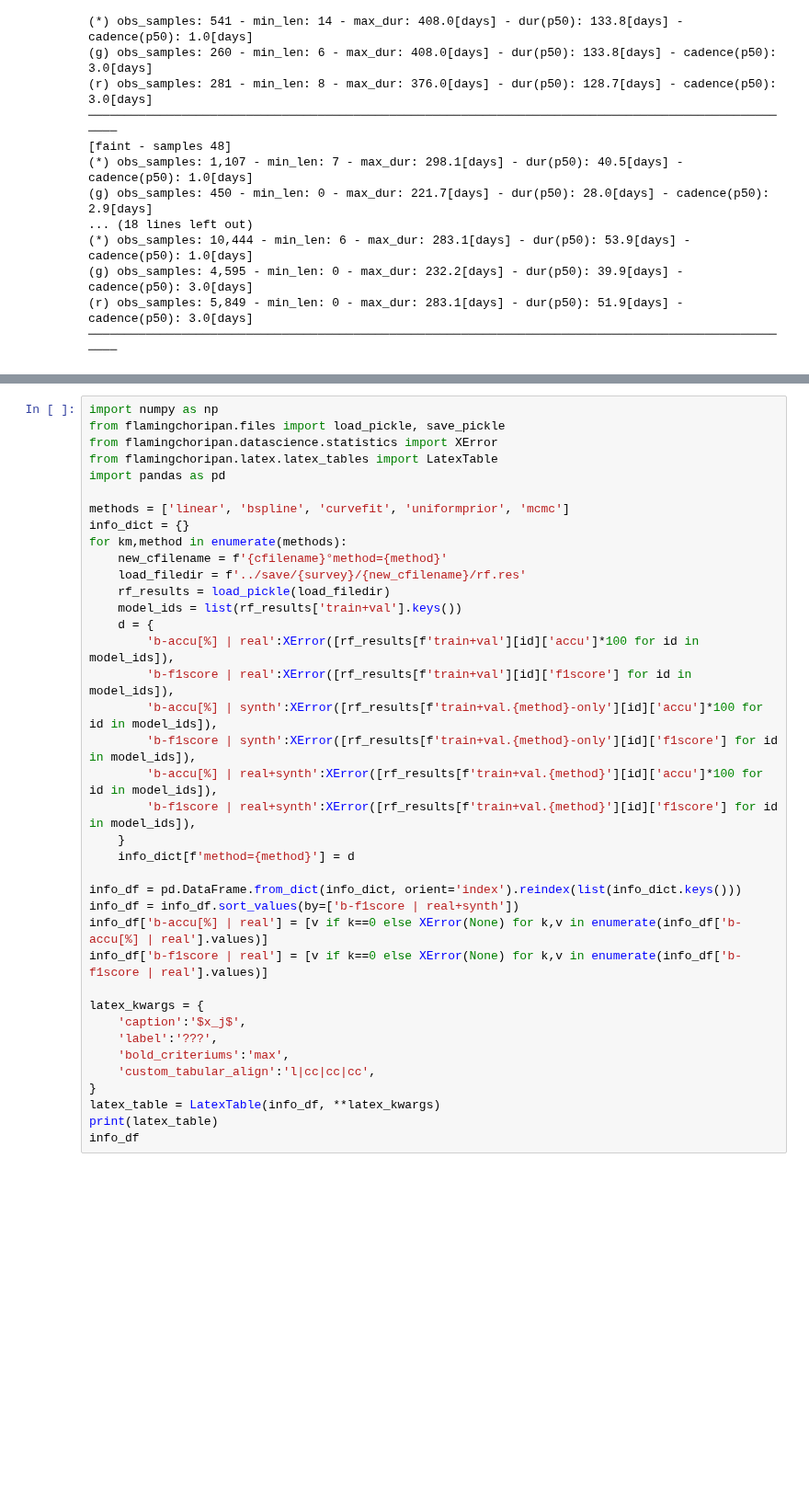
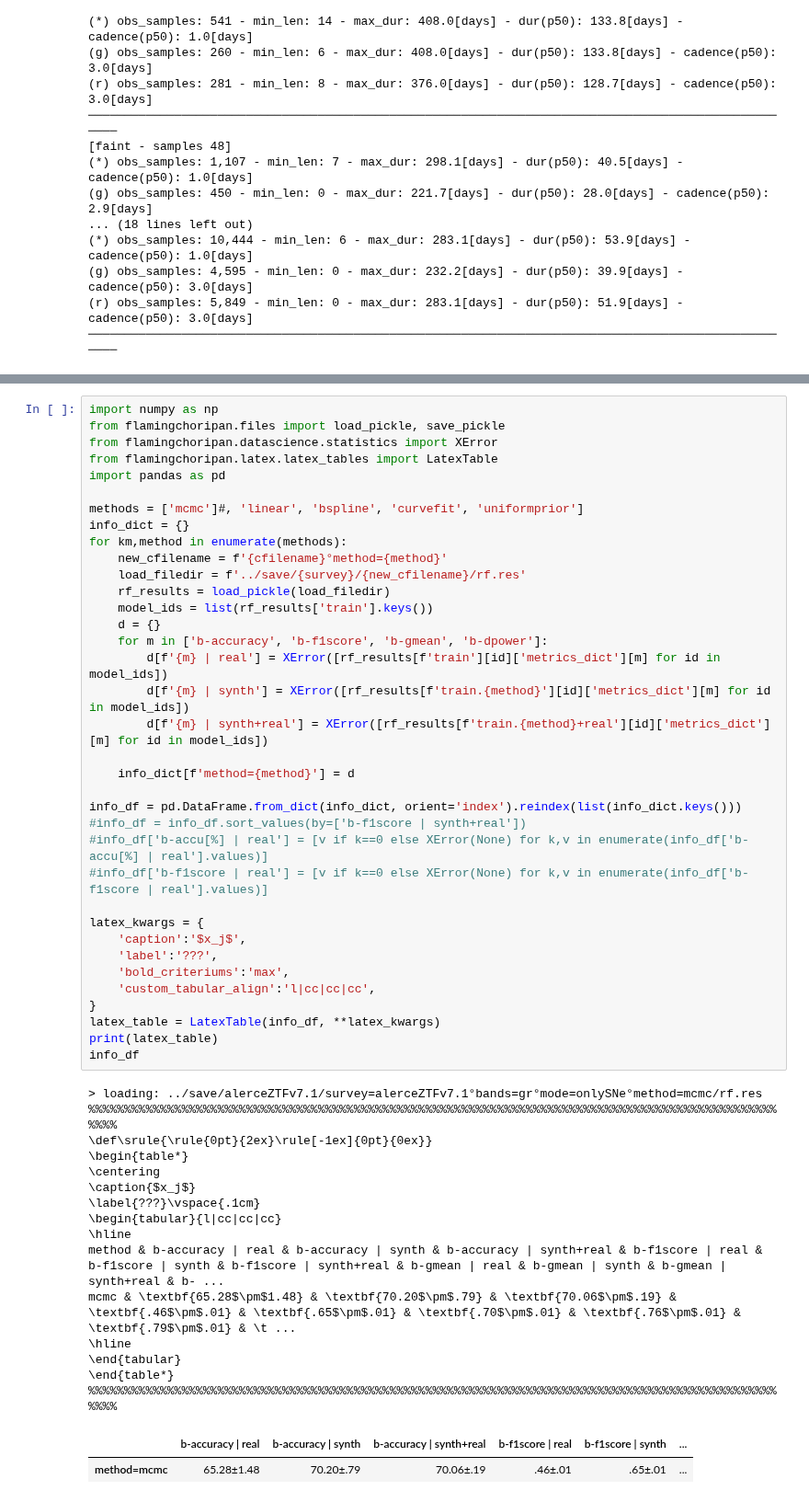
Before and after one commit to opimentel-github/astro-lightcurves-fats, a Jupyter notebook: experiments/random_forest.ipynb, the cells around one changed output, grey strips where cells are left out. Shown at 92% size. Cells and saved outputs as stored; diff of their text form; blank space fills up the shorter version.

```diff
--- a/experiments/random_forest.ipynb
+++ b/experiments/random_forest.ipynb
@@ -127,41 +132,57 @@ ValueError: math domain error
 # %%
 import numpy as np
 from flamingchoripan.files import load_pickle, save_pickle
 from flamingchoripan.datascience.statistics import XError
 from flamingchoripan.latex.latex_tables import LatexTable
 import pandas as pd
 
-methods = ['linear', 'bspline', 'curvefit', 'uniformprior', 'mcmc']
+methods = ['mcmc']#, 'linear', 'bspline', 'curvefit', 'uniformprior']
 info_dict = {}
 for km,method in enumerate(methods):
     new_cfilename = f'{cfilename}°method={method}'
     load_filedir = f'../save/{survey}/{new_cfilename}/rf.res'
     rf_results = load_pickle(load_filedir)
-    model_ids = list(rf_results['train+val'].keys())
-    d = {
-        'b-accu[%] | real':XError([rf_results[f'train+val'][id]['accu']*100 for id in model_ids]),
-        'b-f1score | real':XError([rf_results[f'train+val'][id]['f1score'] for id in model_ids]),
-        'b-accu[%] | synth':XError([rf_results[f'train+val.{method}-only'][id]['accu']*100 for id in model_ids]),
-        'b-f1score | synth':XError([rf_results[f'train+val.{method}-only'][id]['f1score'] for id in model_ids]),
-        'b-accu[%] | real+synth':XError([rf_results[f'train+val.{method}'][id]['accu']*100 for id in model_ids]),
-        'b-f1score | real+synth':XError([rf_results[f'train+val.{method}'][id]['f1score'] for id in model_ids]),
-    }
+    model_ids = list(rf_results['train'].keys())
+    d = {}
+    for m in ['b-accuracy', 'b-f1score', 'b-gmean', 'b-dpower']:
+        d[f'{m} | real'] = XError([rf_results[f'train'][id]['metrics_dict'][m] for id in model_ids])
+        d[f'{m} | synth'] = XError([rf_results[f'train.{method}'][id]['metrics_dict'][m] for id in model_ids])
+        d[f'{m} | synth+real'] = XError([rf_results[f'train.{method}+real'][id]['metrics_dict'][m] for id in model_ids])
+
     info_dict[f'method={method}'] = d
 
 info_df = pd.DataFrame.from_dict(info_dict, orient='index').reindex(list(info_dict.keys()))
-info_df = info_df.sort_values(by=['b-f1score | real+synth'])
-info_df['b-accu[%] | real'] = [v if k==0 else XError(None) for k,v in enumerate(info_df['b-accu[%] | real'].values)]
-info_df['b-f1score | real'] = [v if k==0 else XError(None) for k,v in enumerate(info_df['b-f1score | real'].values)]
+#info_df = info_df.sort_values(by=['b-f1score | synth+real'])
+#info_df['b-accu[%] | real'] = [v if k==0 else XError(None) for k,v in enumerate(info_df['b-accu[%] | real'].values)]
+#info_df['b-f1score | real'] = [v if k==0 else XError(None) for k,v in enumerate(info_df['b-f1score | real'].values)]
 
 latex_kwargs = {
     'caption':'$x_j$',
     'label':'???',
     'bold_criteriums':'max',
     'custom_tabular_align':'l|cc|cc|cc',
 }
 latex_table = LatexTable(info_df, **latex_kwargs)
 print(latex_table)
 info_df
+# %% [output]
+> loading: ../save/alerceZTFv7.1/survey=alerceZTFv7.1°bands=gr°mode=onlySNe°method=mcmc/rf.res
+%%%%%%%%%%%%%%%%%%%%%%%%%%%%%%%%%%%%%%%%%%%%%%%%%%%%%%%%%%%%%%%%%%%%%%%%%%%%%%%%%%%%%%%%%%%%%%%%%%%%
+\def\srule{\rule{0pt}{2ex}\rule[-1ex]{0pt}{0ex}}
+\begin{table*}
+\centering
+\caption{$x_j$}
+\label{???}\vspace{.1cm}
+\begin{tabular}{l|cc|cc|cc}
+\hline
+method & b-accuracy | real & b-accuracy | synth & b-accuracy | synth+real & b-f1score | real & b-f1score | synth & b-f1score | synth+real & b-gmean | real & b-gmean | synth & b-gmean | synth+real & b- ...
+mcmc & \textbf{65.28$\pm$1.48} & \textbf{70.20$\pm$.79} & \textbf{70.06$\pm$.19} & \textbf{.46$\pm$.01} & \textbf{.65$\pm$.01} & \textbf{.70$\pm$.01} & \textbf{.76$\pm$.01} & \textbf{.79$\pm$.01} & \t ...
+\hline
+\end{tabular}
+\end{table*}
+%%%%%%%%%%%%%%%%%%%%%%%%%%%%%%%%%%%%%%%%%%%%%%%%%%%%%%%%%%%%%%%%%%%%%%%%%%%%%%%%%%%%%%%%%%%%%%%%%%%%
+|  | b-accuracy | real | b-accuracy | synth | b-accuracy | synth+real | b-f1score | real | b-f1score | synth | ... |
+| method=mcmc | 65.28±1.48 | 70.20±.79 | 70.06±.19 | .46±.01 | .65±.01 | ... |
 # %%
 %load_ext autoreload
 %autoreload 2
```
Also changed, not shown: parts of 1 cell of this notebook, 1 other file.
